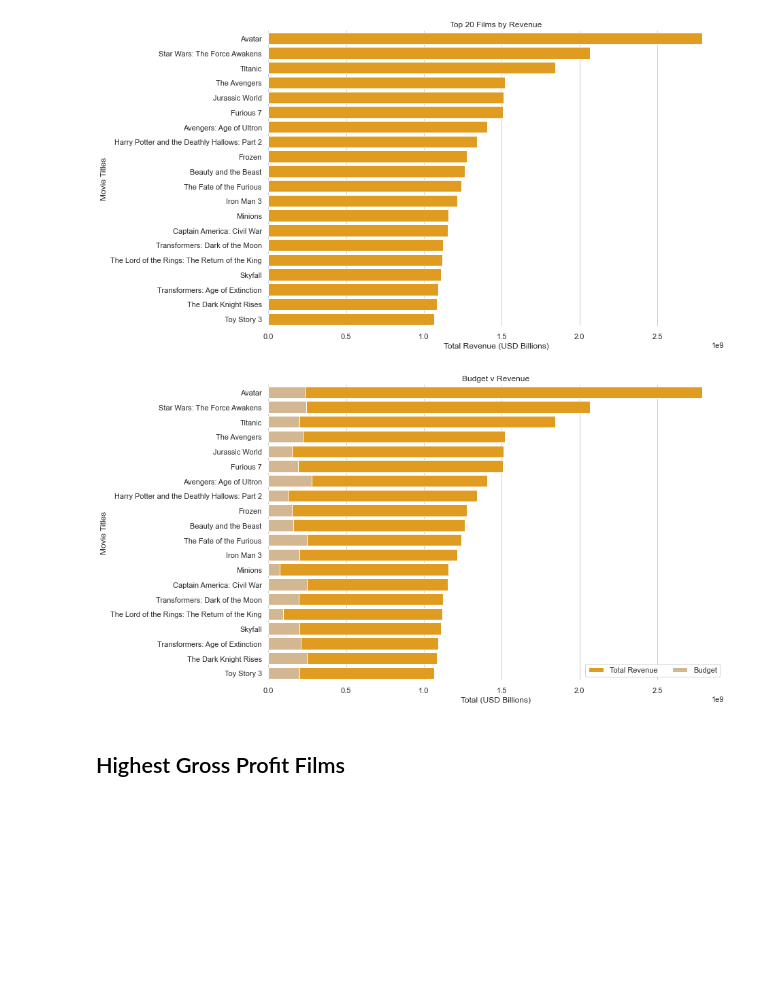
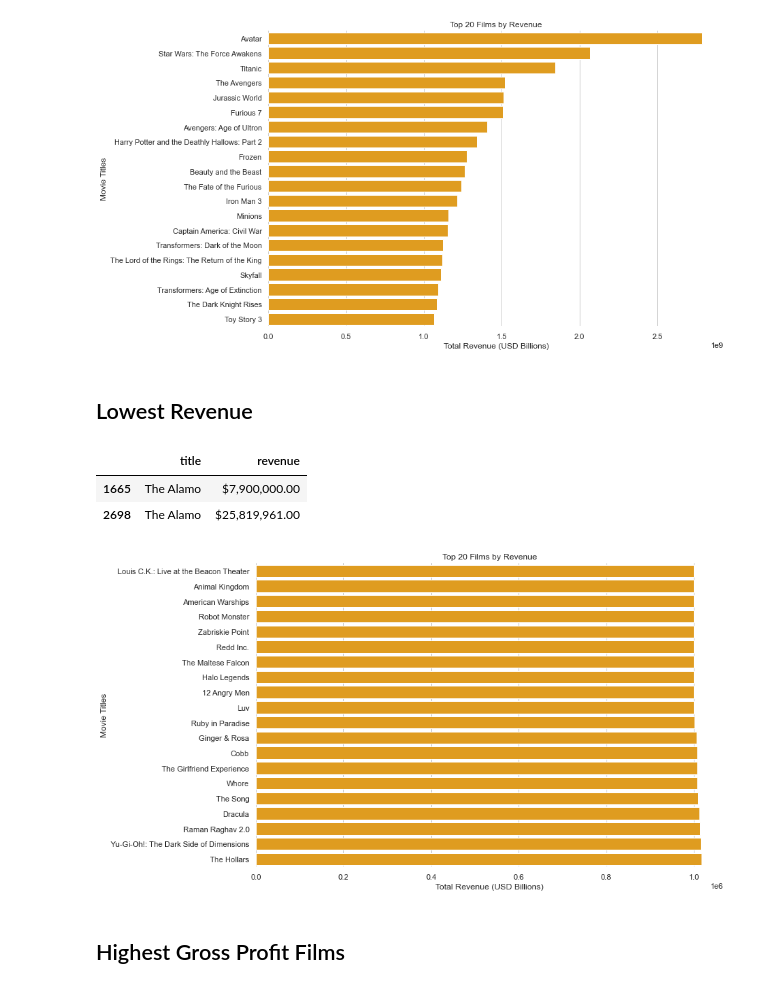
Before and after one commit to samgarcia3/Film-Analysis-and-Prediction, a Jupyter notebook: notebooks/IMDb EDA.ipynb, the cells around one changed output. Drawn from its saved outputs; the diff is of its cells as text; code cells hidden in the pictures; blank space fills up the shorter version.

```diff
--- a/notebooks/IMDb EDA.ipynb
+++ b/notebooks/IMDb EDA.ipynb
@@ -330,3 +304,5 @@ ax.set(ylabel="Movie Titles",
 sns.despine(left=True, bottom=True)
 # %% [output]
 [figure]
+# %% [markdown]
+## Lowest Revenue
@@ -333,33 +312,32 @@ sns.despine(left=True, bottom=True)
+# %%
+pd.options.display.max_columns = None
+pd.options.display.max_rows = None
+low_rev.loc[imdb_final['title'] == 'The Alamo']
+# %% [output]
+|  | title | revenue |
+| 1665 | The Alamo | $7,900,000.00 |
+| 2698 | The Alamo | $25,819,961.00 |
 # %%
-import seaborn as sns
-import matplotlib.pyplot as plt
 sns.set_theme(style="whitegrid")
 
 # Initialize the matplotlib figure
 f, ax = plt.subplots(figsize=(12, 8))
 
-# Load the budget and revenue data
-profit = high_gp = imdb_final[['title', 'revenue', 'budget']].sort_values(by = "revenue", ascending = False).head(20)
-high_gp = imdb_final[["gross_profit"]].sort_values(by = "gross_profit", ascending = False).head(20)
+# Load revenue data
+high_rev = imdb_final[['title', 'revenue']].sort_values(by = 'revenue', ascending = True).head(20)
 
-# Plot the total revenue
-sns.set_color_codes("pastel")
-sns.barplot(x="revenue", y="title", data=profit,
-            label="Total Revenue", color="orange")
+# plot the highest revenue films
+ax =sns.barplot(x='revenue', y='title', data=high_rev,
+            label="Total", color="orange", ax=ax)
 
-# Plot the budget for each film
-sns.set_color_codes("muted")
-sns.barplot(x="budget", y="title", data=profit,
-            label="Budget", color="burlywood")
+# Add x and y axis labels
+ax.set(ylabel="Movie Titles",
+       xlabel="Total Revenue (USD Billions)",
+       title='Top 20 Films by Revenue')
 
-# Add a legend and informative axis label
-ax.legend(ncol=2, loc="lower right", frameon=True)
-ax.set(ylabel="Movie Titles",
-       xlabel="Total (USD Billions)",
-      title='Budget v Revenue')
 sns.despine(left=True, bottom=True)
 # %% [output]
-[figure, old version]
+[figure, new version]
 # %% [markdown]
 ## Highest Gross Profit Films
 # %%
```
Also changed, not shown: parts of 26 cells of this notebook, 3 other files.
